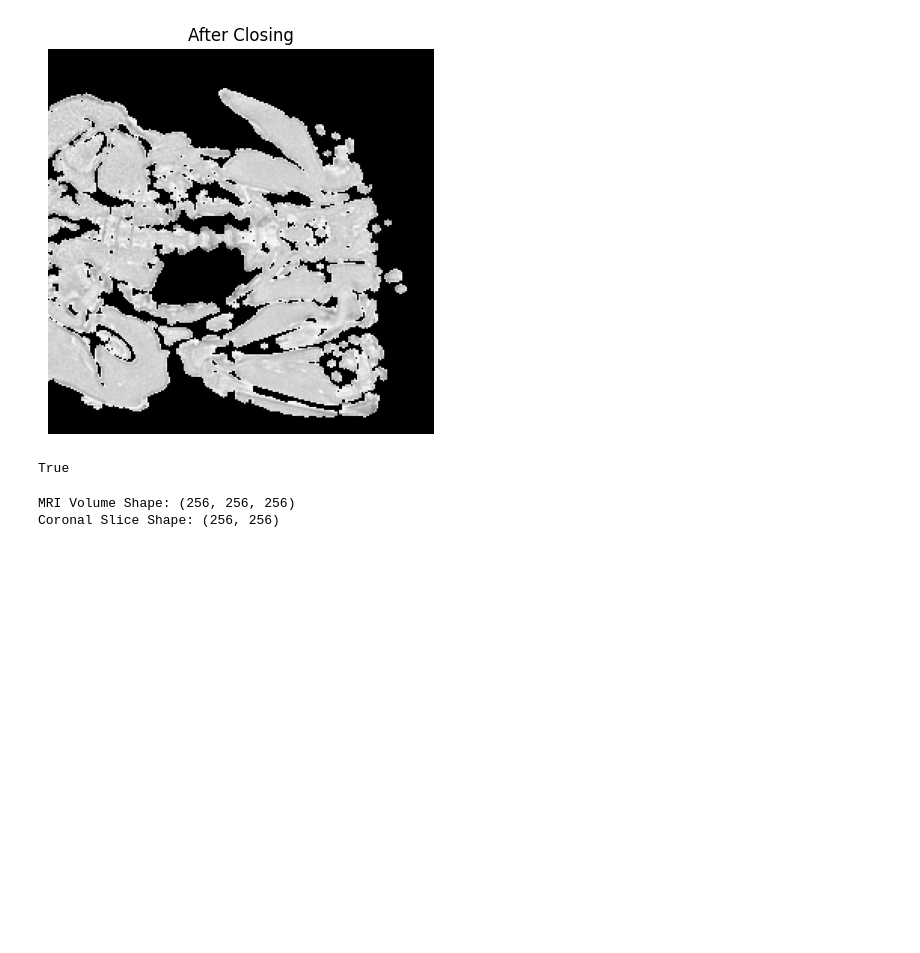
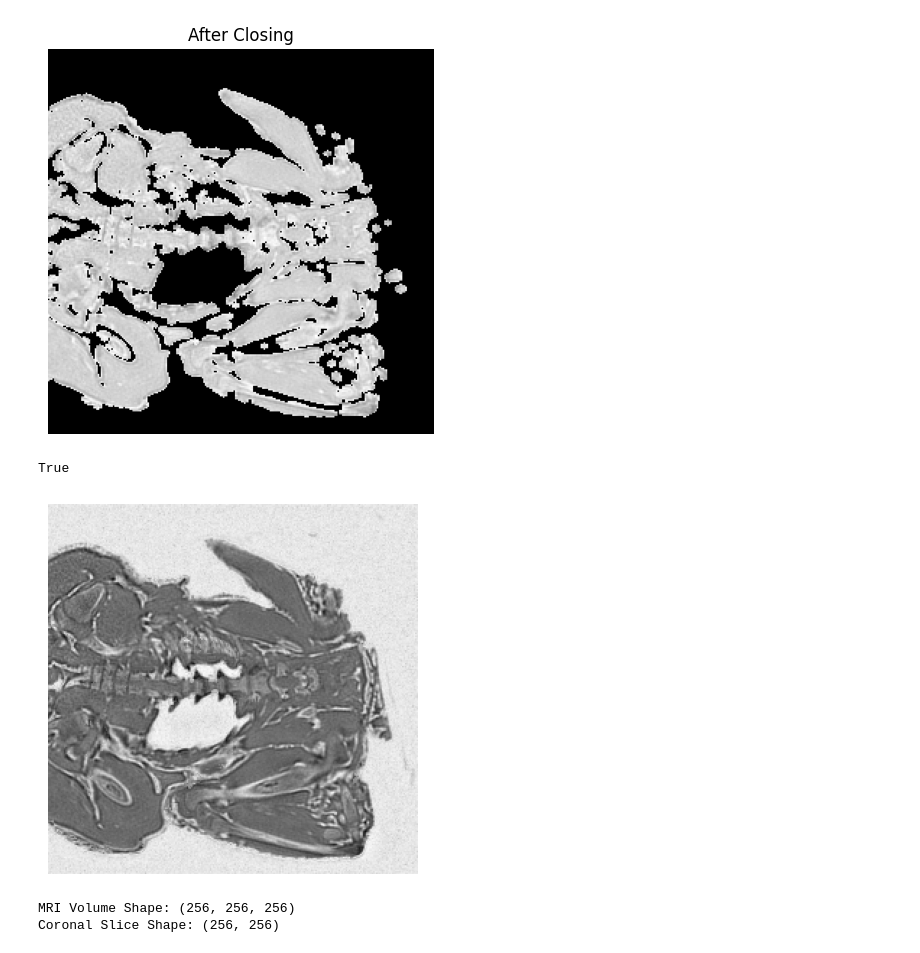
Before and after one commit to Yakuson/MRI-TO-PCT, a Jupyter notebook: Capstone Code and resources/Code/CFP.ipynb, the cells around one changed output. Saved outputs shown, nothing was run; the diff lists cells and outputs as text; code cells hidden in the pictures; blank space fills up the shorter version.

```diff
--- a/Capstone Code and resources/Code/CFP.ipynb
+++ b/Capstone Code and resources/Code/CFP.ipynb
@@ -321,6 +324,32 @@ cv2.imwrite('Images/Closed_CFP_segmented_image_automatic_presentation.png', segm
 True
 # %%
 # Original without Morphological Closing
+# Section for Segmentation based on Previous Thresholds
+segmented_image = inverse_log_image
+
+# Manually choose thresholds based on above histogram bins and inverse log scaled image
+threshold1 = 0.58 # or threshold[0] + 0.02, threshold[1], etc.
+threshold2 = 0.86
+
+# Segment the image based on thresholds (masking from literature)
+# NOTE: Masks may need to be switched around based on the DICOM pictures (i.e if bone is darker and background is lighter)
+soft_tissue_mask = (inv_norm < threshold1)
+bone_mask = (inv_norm >= threshold1) & (inv_norm < threshold2)
+air_mask = (inv_norm >= threshold2)
+
+# Assign greyscale values for segment display
+# segmented_image[air_mask] = 0
+# segmented_image[soft_tissue_mask] = 100
+# segmented_image[bone_mask] = 255
+
+# Save and display
+save_segmented_image = Image.fromarray(segmented_image)
+save_segmented_image.save('Images/CFP_segmented_image.png')
+plt.imshow(segmented_image, cmap='gray')
+plt.axis('off')
+plt.show()
+# %% [output]
+[figure, added]
 # %%
 ### VERIFICATION AND VALIDATION
 
```
Also changed, not shown: parts of 3 cells of this notebook.
